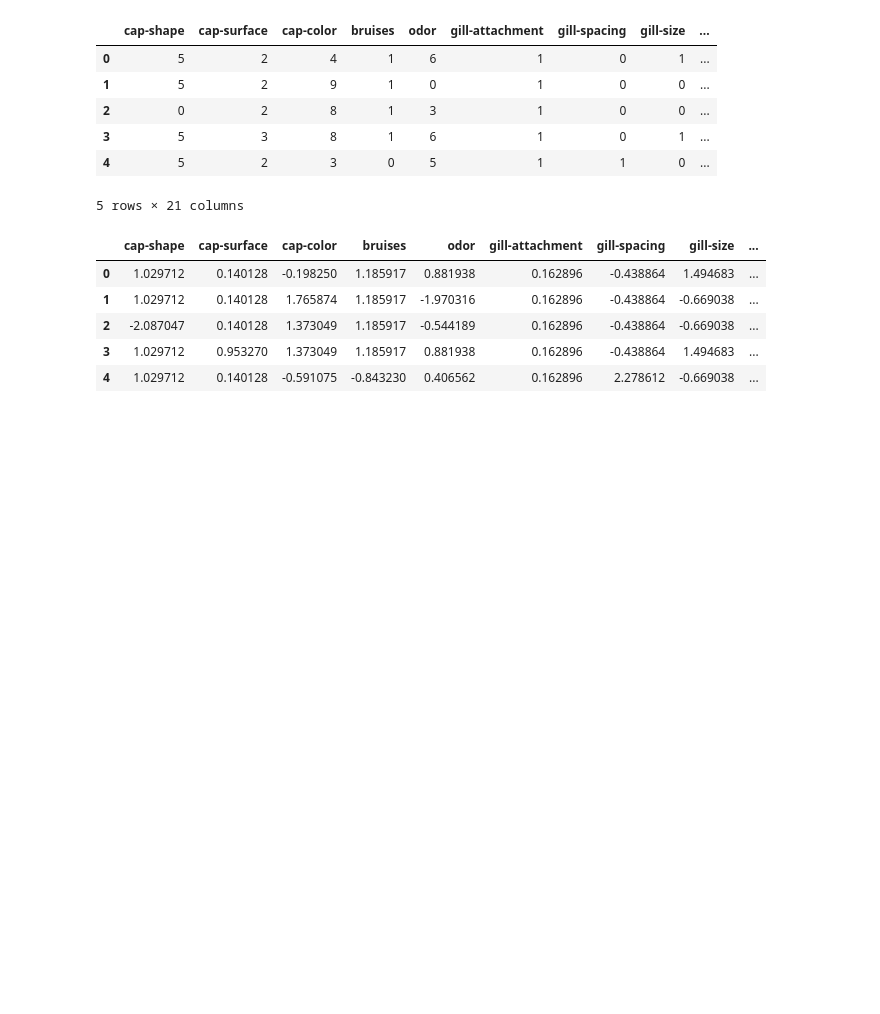
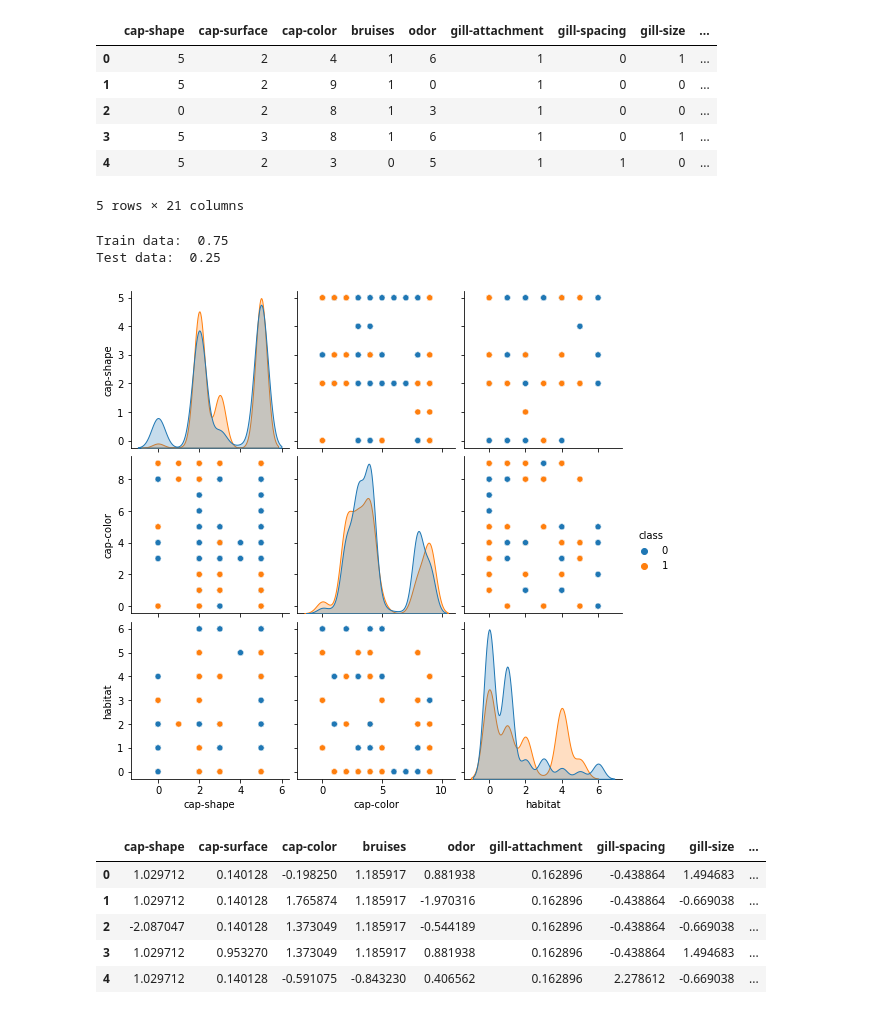
Before and after one commit to GalKoaz/Final-assignment, a Jupyter notebook: Classification.ipynb, the cells around one changed output. Drawn from its saved outputs; the diff is of its cells as text; code cells hidden in the pictures; blank space fills up the shorter version.

```diff
--- a/Classification.ipynb
+++ b/Classification.ipynb
@@ -187,5 +201,21 @@ X.head()
 | 3 | 5 | 3 | 8 | 1 | 6 | 1 | 0 | 1 | ... |
 | 4 | 5 | 2 | 3 | 0 | 5 | 1 | 1 | 0 | ... |
 5 rows × 21 columns
+# %%
+#split data and train
+X_train, X_test, y_train, y_test = train_test_split(X, y, test_size=0.25, random_state = 42)
+
+#Data training set
+print('Train data: ', len(X_train)/len(X))
+
+#Data testing set
+print('Test data: ', X_test.shape[0]/y.shape[0])
+# %% [output]
+Train data:  0.75
+Test data:  0.25
+# %%
+sns.pairplot(df,vars = ['cap-shape','cap-color','habitat' ], hue="class");
+# %% [output]
+[figure, added]
 # %%
 #Standardize features by removing the mean and scaling to unit variance
```
Also changed, not shown: parts of 25 cells of this notebook.
